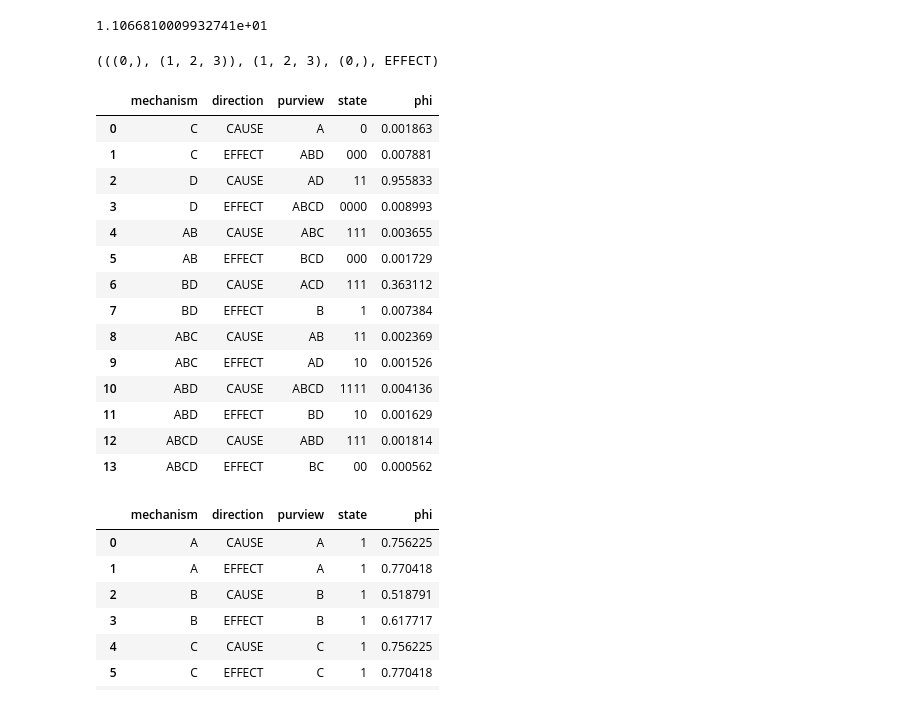
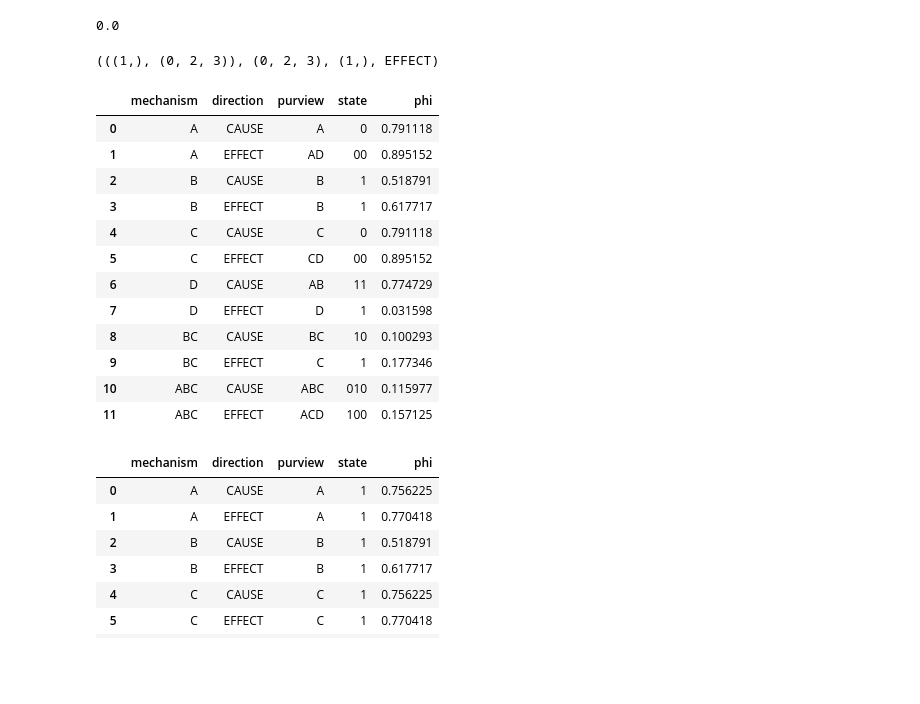
Before and after one commit to matteograsso/visualize_pyphi, a Jupyter notebook: ch3_figures.ipynb, the cells around one changed output. Drawn from its saved outputs; the diff is of its cells as text; code cells hidden in the pictures; blank space fills up the shorter version.

```diff
--- a/ch3_figures.ipynb
+++ b/ch3_figures.ipynb
@@ -96,4 +102,0 @@ Network saved to: ch3_v5
-# %%
-ces = utils.flatten([[d.cause,d.effect] for d in pyphi.compute.ces(subsystem,parallel=True)])
-all_compositional_states = compute.get_all_compositional_states(ces)
-print('there are {} possible compositional states'.format(len(all_compositional_states)))
@@ -101,0 +436,32 @@ there are 2 possible compositional states
+# %%
+new_weights = weights.copy()
+new_weights[0,2] = new_weights[0,3]
+
+network = ng.get_net(
+    mech_func,
+    new_weights,
+    exp=exp,
+    th=th,
+    node_labels=node_labels,
+    network_name=net_name,
+    pickle_network=False,
+)
+
+state = (0, 1, 0, 0, 1, 0)
+subsystem_new_weight = pyphi.Subsystem(network, state, nodes=(0, 1, 2, 3))
+
+ces = utils.flatten(
+    [[d.cause, d.effect] for d in pyphi.compute.ces(subsystem_new_weight, parallel=True)]
+)
+
+ces_new_weight = compute.filter_ces(
+    subsystem_new_weight, ces, None, max_relations_k=3, parallel=True
+)
+
+# plotting
+fig = viz.plot_ces(
+    subsystem_new_weight,
+    ces_new_weight[0]["ces"],
+    ces_new_weight[0]["relations"],
+    network_name="figures/ch4/new_weight",
+)
@@ -105,5 +542,5 @@ max_ces = max(
         compute.filter_ces(subsystem, ces, compositional_state, max_relations_k=3)
         for compositional_state in tqdm(all_compositional_states)
     ],
-    key=lambda c: c["big phi"],
+    key=lambda c: c[0]["big phi"],
 )
@@ -113,29 +724,27 @@ fig = viz.plot_ces(subsystem,max_ces['ces'],max_ces['relations'],network_name='f
 # %%
-max_ces['big phi']
+max_ces[0]['big phi']
 # %% [output]
-1.1066810009932741e+01
+0.0
 # %%
-max_ces['MIP']
+max_ces[0]['MIP']
 # %% [output]
-(((0,), (1, 2, 3)), (1, 2, 3), (0,), EFFECT)
+(((1,), (0, 2, 3)), (0, 2, 3), (1,), EFFECT)
 # %%
-utils.sepces2df(max_ces['ces'],subsystem)
+utils.sepces2df(max_ces[0]['ces'],subsystem)
 # %% [output]
 |  | mechanism | direction | purview | state | phi |
-| 0 | C | CAUSE | A | 0 | 0.001863 |
-| 1 | C | EFFECT | ABD | 000 | 0.007881 |
-| 2 | D | CAUSE | AD | 11 | 0.955833 |
-| 3 | D | EFFECT | ABCD | 0000 | 0.008993 |
-| 4 | AB | CAUSE | ABC | 111 | 0.003655 |
-| 5 | AB | EFFECT | BCD | 000 | 0.001729 |
-| 6 | BD | CAUSE | ACD | 111 | 0.363112 |
-| 7 | BD | EFFECT | B | 1 | 0.007384 |
-| 8 | ABC | CAUSE | AB | 11 | 0.002369 |
-| 9 | ABC | EFFECT | AD | 10 | 0.001526 |
-| 10 | ABD | CAUSE | ABCD | 1111 | 0.004136 |
-| 11 | ABD | EFFECT | BD | 10 | 0.001629 |
-| 12 | ABCD | CAUSE | ABD | 111 | 0.001814 |
-| 13 | ABCD | EFFECT | BC | 00 | 0.000562 |
+| 0 | A | CAUSE | A | 0 | 0.791118 |
+| 1 | A | EFFECT | AD | 00 | 0.895152 |
+| 2 | B | CAUSE | B | 1 | 0.518791 |
+| 3 | B | EFFECT | B | 1 | 0.617717 |
+| 4 | C | CAUSE | C | 0 | 0.791118 |
+| 5 | C | EFFECT | CD | 00 | 0.895152 |
+| 6 | D | CAUSE | AB | 11 | 0.774729 |
+| 7 | D | EFFECT | D | 1 | 0.031598 |
+| 8 | BC | CAUSE | BC | 10 | 0.100293 |
+| 9 | BC | EFFECT | C | 1 | 0.177346 |
+| 10 | ABC | CAUSE | ABC | 010 | 0.115977 |
+| 11 | ABC | EFFECT | ACD | 100 | 0.157125 |
 # %%
 utils.sepces2df(ces,subsystem)
 # %% [output]
```
Also changed, not shown: parts of 50 cells of this notebook.
